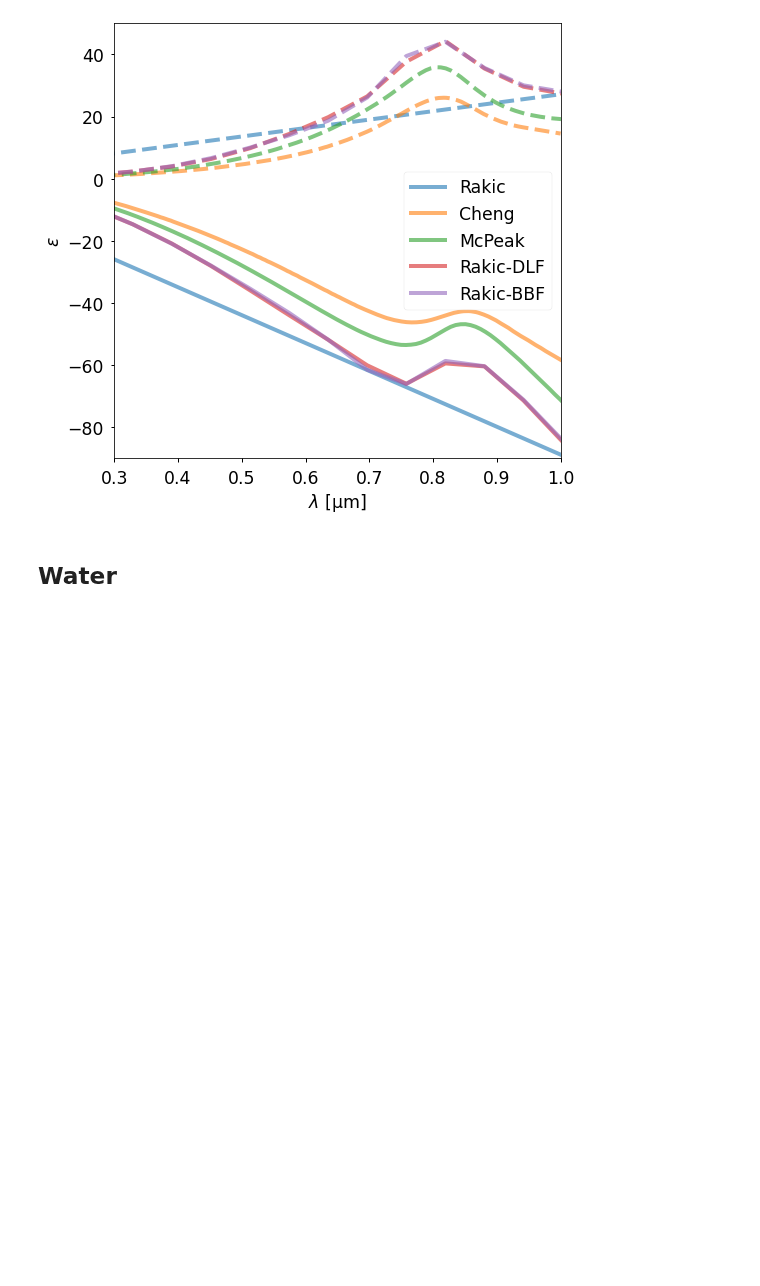
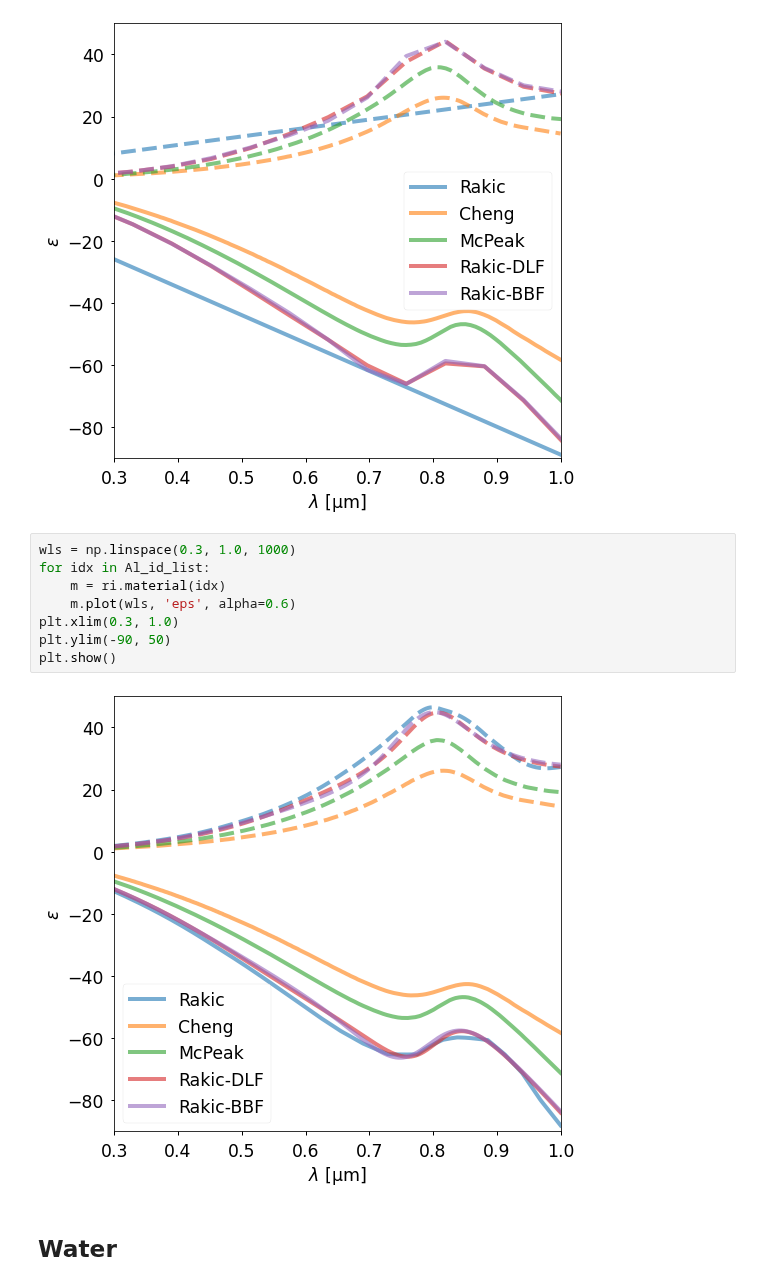
Before and after one commit to mnishida/RII_Pandas, a Jupyter notebook: docs/notebooks/04_examples.ipynb, the cells around one changed output. Cells and saved outputs as stored; diff of their text form; blank space fills up the shorter version.

```diff
--- a/docs/notebooks/04_examples.ipynb
+++ b/docs/notebooks/04_examples.ipynb
@@ -152,6 +152,16 @@ plt.ylim(-90, 50)
 plt.show()
 # %% [output]
 [figure]
+# %%
+wls = np.linspace(0.3, 1.0, 1000)
+for idx in Al_id_list:
+    m = ri.material(idx)
+    m.plot(wls, 'eps', alpha=0.6)
+plt.xlim(0.3, 1.0)
+plt.ylim(-90, 50)
+plt.show()
+# %% [output]
+[figure, added]
 # %% [markdown]
 ## Water
 # %%
```
Also changed, not shown: parts of 2 cells of this notebook, 12 other files.
